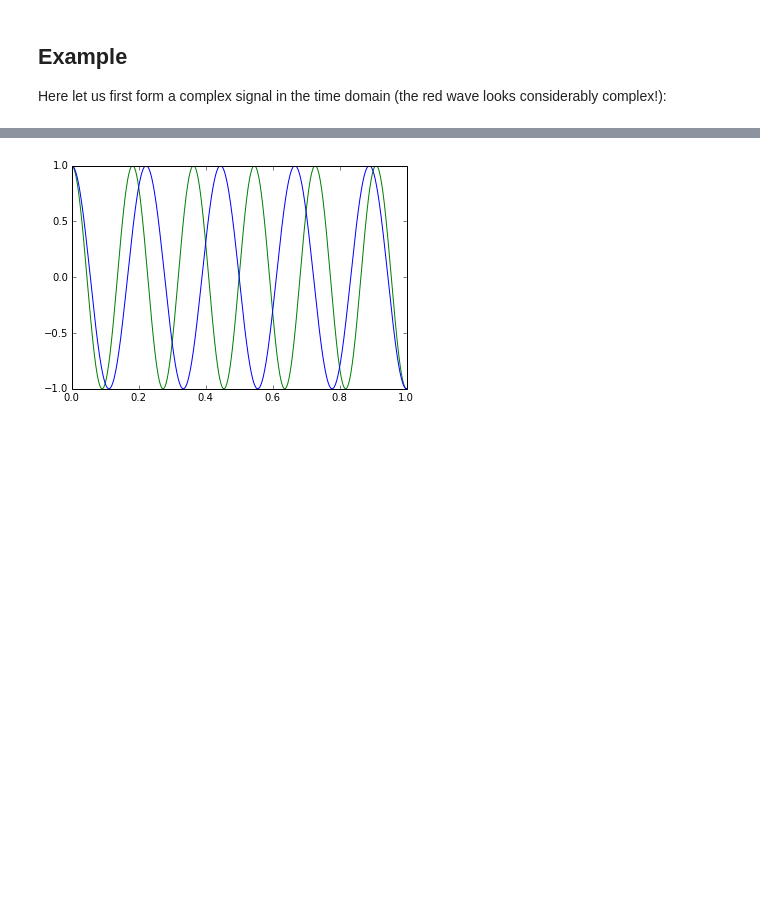
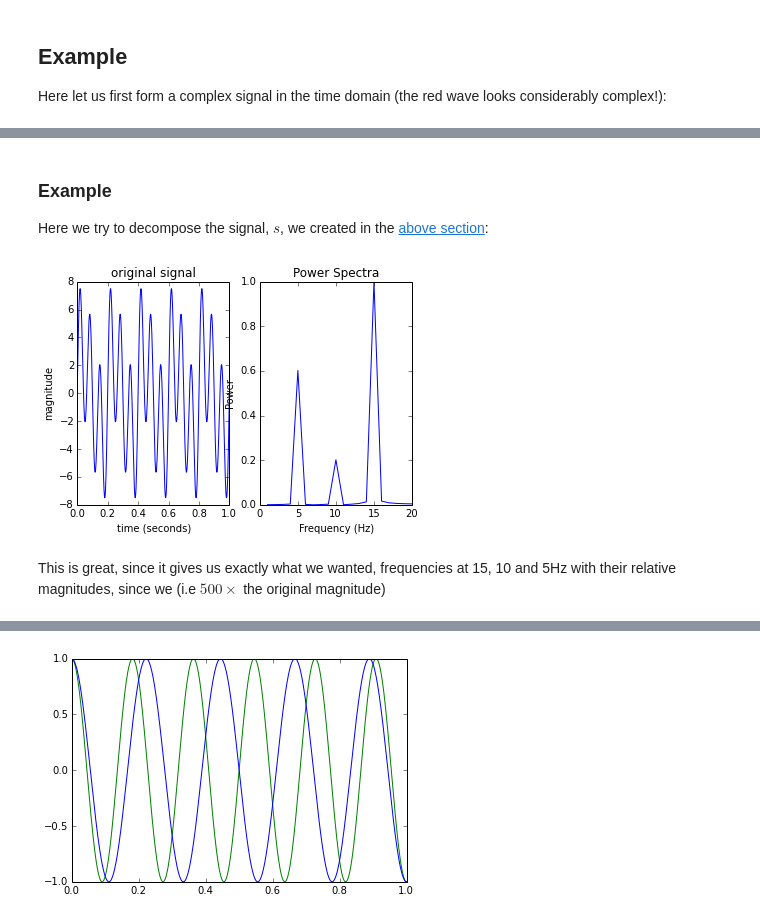
Before and after one commit to zafarali/physiosignal-research, a Jupyter notebook: dsp/sampling_and_filtering.ipynb, the cells around one changed output, grey strips where cells are left out. Saved outputs shown, nothing was run; the diff lists cells and outputs as text; code cells hidden in the pictures; blank space fills up the shorter version.

Commit message:
Add section on the FFT, fixed some broken code

```diff
--- a/dsp/sampling_and_filtering.ipynb
+++ b/dsp/sampling_and_filtering.ipynb
@@ -59,3 +66,37 @@ plt.show()
+# %% [markdown]
+### Example
+Here we try to decompose the signal, $s$, we created in the [above section](#Example):
+# %%
+plt.figure()
+plt.subplot(121)
+plt.plot(t, s)
+plt.title('original signal')
+plt.xlabel('time (seconds)')
+plt.ylabel('magnitude')
+
+F = np.fft.rfft(s) # obtain the FFT magnitudes
+N = len(t) # number of samples
+dt = 1/float(N) # inter-sample time difference (since it is equal, we just use 1/N)
+omegas = np.fft.fftfreq(N, dt) # obtain the frequencies for the FFT
+
+# positive indices
+positive_indices = where(omegas>0)
+
+freqs = omegas[positive_indices]
+magnitudes = np.abs(F[positive_indices])
+magnitudes /= magnitudes.max() # normalization
+
+plt.subplot(122)
+plt.plot(freqs, magnitudes)
+plt.xlim([0,20]) # zoom into 0-20
+plt.title('Power Spectra')
+plt.xlabel('Frequency (Hz)')
+plt.ylabel('Power')
+plt.show()
+# %% [output]
+[figure, added]
+# %% [markdown]
+This is great, since it gives us exactly what we wanted, frequencies at 15, 10 and 5Hz with their relative magnitudes, since we  (i.e $500 \times$ the original magnitude)
 # %% [markdown]
 # Sampling
 
```
Also changed, not shown: parts of 3 cells of this notebook.
